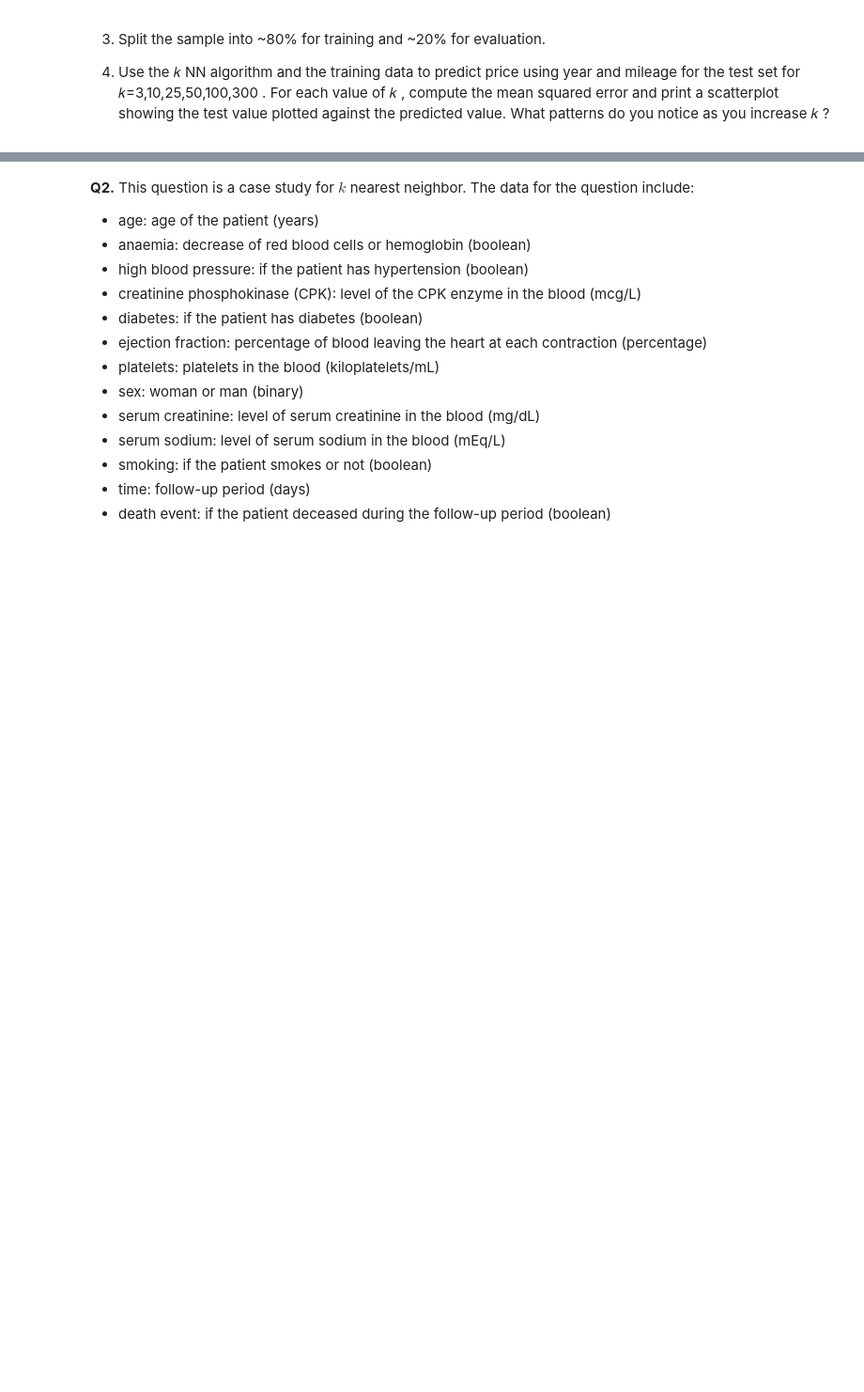
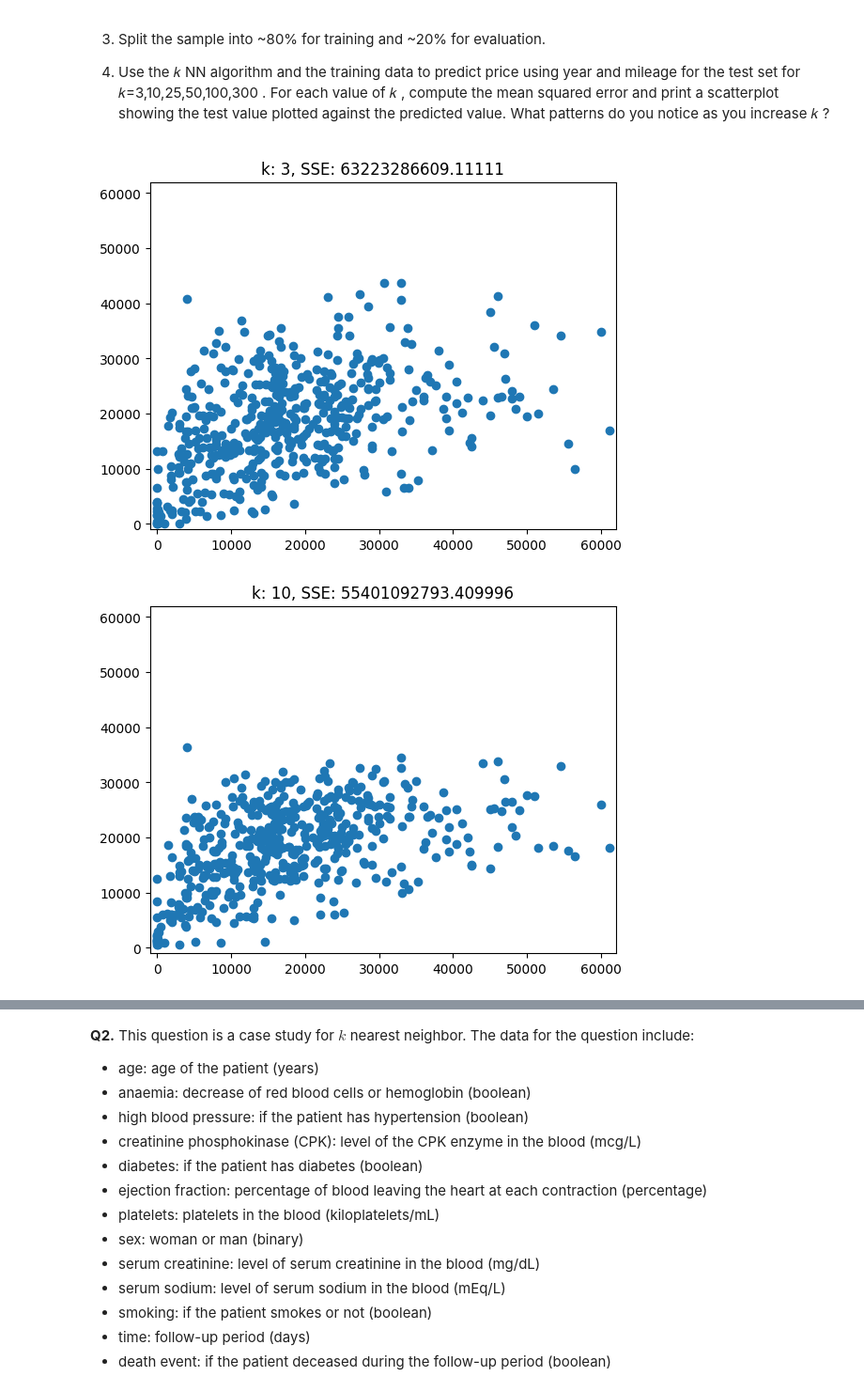
Before and after one commit to cwynne12/knn, a Jupyter notebook: assignment_knn.ipynb, the cells around one changed output, grey strips where cells are left out. Shown: that part at 94% size. Cells and saved outputs as stored; diff of their text form; code cells hidden in the pictures; blank space fills up the shorter version.

```diff
--- a/assignment_knn.ipynb
+++ b/assignment_knn.ipynb
@@ -91,27 +62,25 @@ max       1.000000     1.000000
 # %%
 # fitting the data set
 from sklearn.model_selection import train_test_split # Split the sample 80 train/ 20 test
+y = df['price']
+x = df.drop('price', axis=1)
 x_train, x_test, y_train, y_test = train_test_split(x,y,test_size=.2,random_state=100)
+
+#kNN
 k_list = [3, 10, 25, 50, 100, 300]
-SSE = np.zeros(k_list)
-training_SSE = np.zeros(k_list)
-#kNN
 for k in k_list:
-    model = KNeighborsRegressor(n_neighbors=k+1) # Create a sk model for k
+    model = KNeighborsRegressor(n_neighbors=k) # Create a sk model for k
     fitted_model = model.fit(x_train,y_train) # Fitting model on training data
     y_predict = fitted_model.predict(x_test) # Predict values for test set
-   # SSE[k] = np.sum( (y_test-y_predict)**2 ) # computes SSE for test set
-    y_hat = fitted_model.predict(x_train) # Predict values for training set
-    #training_SSE[k] = np.sum( (y_train-y_predict)**2 ) # computes SSE for training set
-    #sns.scatterplot (data = df, x = x_test, y= y)
+    SSE= np.sum((y_test-y_predict)**2 ) # computes SSE for test set
 
-SSE_min = np.min(SSE) # Lowest recorded SSE
-min_index = np.where(SSE==SSE_min) # Find the indices of y that equal the minimum
-k_star = min_index[0]+1 # Find the optimal value of k, we want the k w/ the lowest MSE
-print(k_star)
-plt.plot(np.arange(0,k_list),SSE,label='Test') # Plot SSE by k
-plt.xlabel("k")
-plt.ylabel("SSE")
-plt.legend(loc='upper right')
-plt.title('SSE')
-plt.show()
+    # plot
+    plot, axes = plt.subplots()
+    plt.scatter(y_test, y_predict)
+    plt.title('k: '+str(k)+', SSE: '+str(SSE))
+    axes.set_ylim(-1000, 62000)
+    axes.set_xlim(-1000, 62000)
+    plt.show()
+# %% [output]
+[figure, added]
+[figure, added]
```
Also changed, not shown: parts of 13 cells of this notebook.
